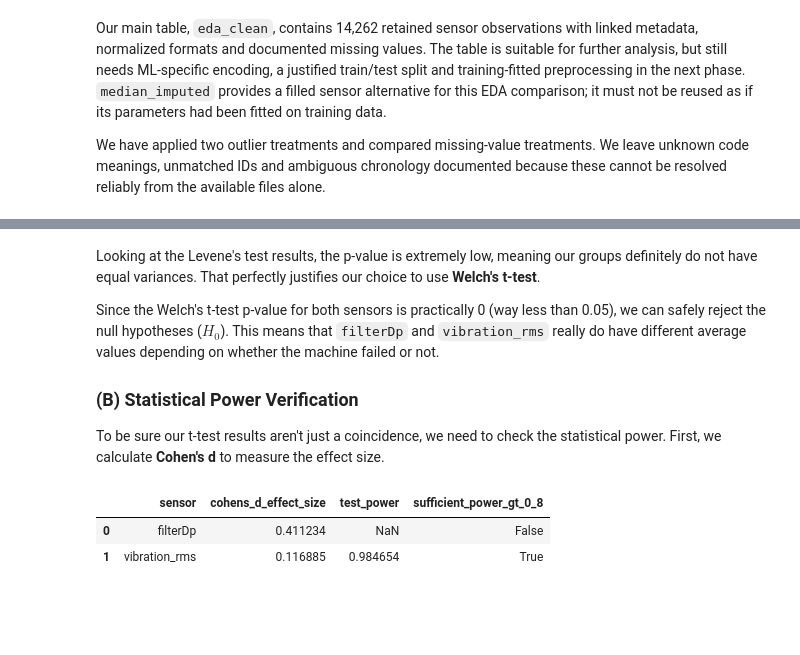
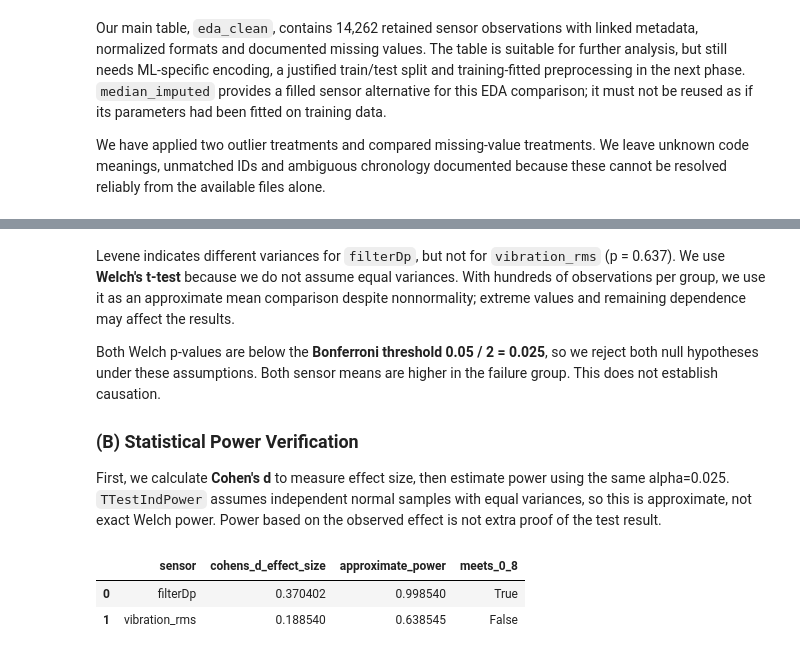
Before and after one commit to moahoukau/IAU-FIIT, a Jupyter notebook: zadanie.ipynb, the cells around one changed output, grey strips where cells are left out. Saved outputs shown, nothing was run; the diff lists cells and outputs as text; code cells hidden in the pictures; blank space fills up the shorter version.

```diff
--- a/zadanie.ipynb
+++ b/zadanie.ipynb
@@ -1281,0 +1301,12 @@ As seen in the output, `scipy` throws a warning because our sample size ($N > 12
+# %%
+import statsmodels.api as sm
+
+sensors = ['filterDp', 'vibration_rms']
+fig, axes = plt.subplots(2, 2, figsize=(10, 8))
+for row, sensor in enumerate(sensors):
+    for col, (label, group) in enumerate([('Failure', fail_group), ('No failure', normal_group)]):
+        values = group[sensor].dropna()
+        sm.ProbPlot(values, fit=True).qqplot(line='45', ax=axes[row, col])
+        axes[row, col].set_title(f'{sensor}: {label}')
+plt.tight_layout()
+plt.show()
@@ -1281,0 +1315,23 @@ As seen in the output, `scipy` throws a warning because our sample size ($N > 12
+# %%
+# Robustness check: Mann-Whitney U (does not assume normality)
+mwu_results = []
+for sensor in ['filterDp', 'vibration_rms']:
+    fail_data = fail_group[sensor].dropna()
+    normal_data = normal_group[sensor].dropna()
+
+    u_stat, p_mwu = stats.mannwhitneyu(fail_data, normal_data, alternative='two-sided')
+    # probability that a random failure value is larger than a random normal value
+    prob_superiority = u_stat / (len(fail_data) * len(normal_data))
+
+    mwu_results.append({
+        'sensor': sensor,
+        'n_failure': len(fail_data),
+        'n_normal': len(normal_data),
+        'median_failure': fail_data.median(),
+        'median_normal': normal_data.median(),
+        'mwu_p_value': p_mwu,
+        'P(failure > normal)': prob_superiority,
+        'significant_diff': p_mwu < alpha
+    })
+
+display(pd.DataFrame(mwu_results))
@@ -1282,11 +1353,11 @@ As seen in the output, `scipy` throws a warning because our sample size ($N > 12
 # %% [markdown]
-Looking at the Levene's test results, the p-value is extremely low, meaning our groups definitely do not have equal variances. That perfectly justifies our choice to use **Welch's t-test**.
+Levene indicates different variances for `filterDp`, but not for `vibration_rms` (p = 0.637). We use **Welch's t-test** because we do not assume equal variances. With hundreds of observations per group, we use it as an approximate mean comparison despite nonnormality; extreme values and remaining dependence may affect the results.
 
-Since the Welch's t-test p-value for both sensors is practically 0 (way less than 0.05), we can safely reject the null hypotheses ($H_0$). This means that `filterDp` and `vibration_rms` really do have different average values depending on whether the machine failed or not.
+Both Welch p-values are below the **Bonferroni threshold 0.05 / 2 = 0.025**, so we reject both null hypotheses under these assumptions. Both sensor means are higher in the failure group. This does not establish causation.
 
 ### (B) Statistical Power Verification
 
-To be sure our t-test results aren't just a coincidence, we need to check the statistical power. First, we calculate **Cohen's d** to measure the effect size.
+First, we calculate **Cohen's d** to measure effect size, then estimate power using the same alpha=0.025. `TTestIndPower` assumes independent normal samples with equal variances, so this is approximate, not exact Welch power. Power based on the observed effect is not extra proof of the test result.
 # %%
 from statsmodels.stats.power import TTestIndPower
 
@@ -1295,38 +1366,38 @@ def calculate_cohens_d(group1, group2):
     var1, var2 = group1.var(ddof=1), group2.var(ddof=1)
 
     # calculate pooled standard deviation
     pooled_std = np.sqrt(((n1 - 1) * var1 + (n2 - 1) * var2) / (n1 + n2 - 2))
     return (group1.mean() - group2.mean()) / pooled_std
 
 power_analysis = TTestIndPower()
 power_results = []
 
 for sensor in ['filterDp', 'vibration_rms']:
     fail_data = fail_group[sensor].dropna()
     normal_data = normal_group[sensor].dropna()
 
     effect_size = calculate_cohens_d(fail_data, normal_data)
 
     # calculate the actual power of our test
     power = power_analysis.solve_power(
         effect_size=abs(effect_size),
         nobs1=len(fail_data),
-        alpha=0.05,
+        alpha=alpha,
         ratio=len(normal_data) / len(fail_data),
         alternative='two-sided'
     )
 
     power_results.append({
         'sensor': sensor,
         'cohens_d_effect_size': abs(effect_size),
-        'test_power': power,
-        'sufficient_power_gt_0_8': power > 0.8
+        'approximate_power': power,
+        'meets_0_8': power >= 0.8
     })
 
 display(pd.DataFrame(power_results))
 # %% [output]
-|  | sensor | cohens_d_effect_size | test_power | sufficient_power_gt_0_8 |
-| 0 | filterDp | 0.411234 | NaN | False |
-| 1 | vibration_rms | 0.116885 | 0.984654 | True |
+|  | sensor | cohens_d_effect_size | approximate_power | meets_0_8 |
+| 0 | filterDp | 0.370402 | 0.998540 | True |
+| 1 | vibration_rms | 0.188540 | 0.638545 | False |
 # %% [markdown]
 **Understanding Cohen's d and Test Power:**
```
Also changed, not shown: parts of 7 cells of this notebook.
